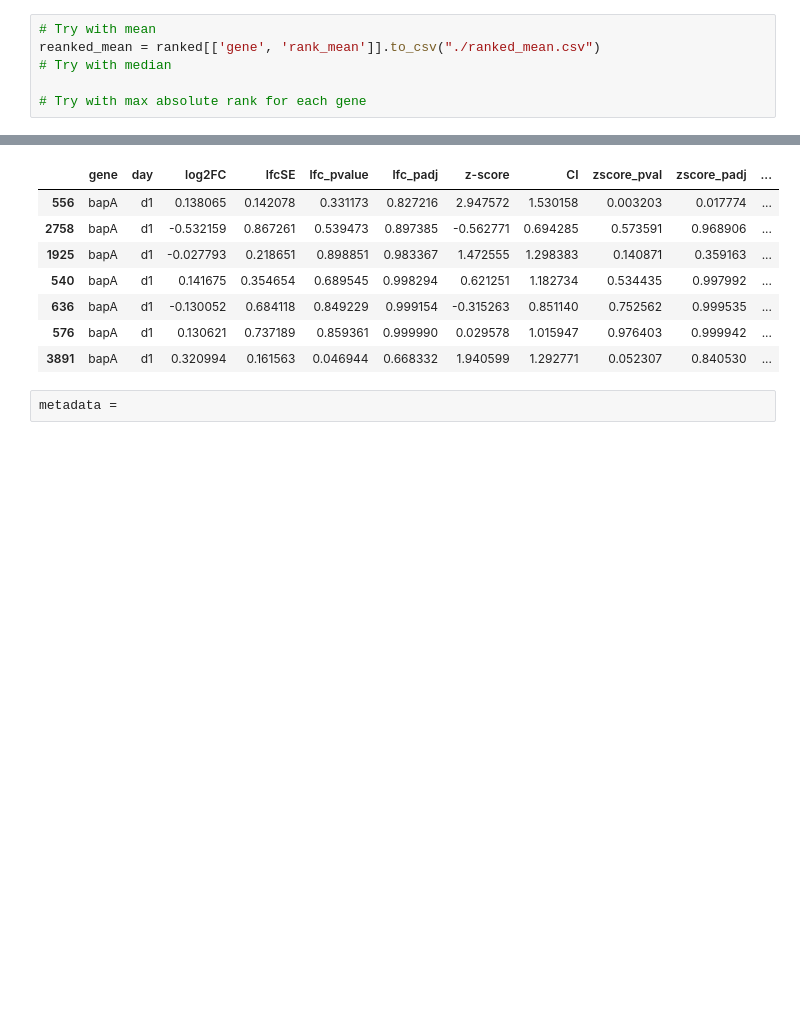
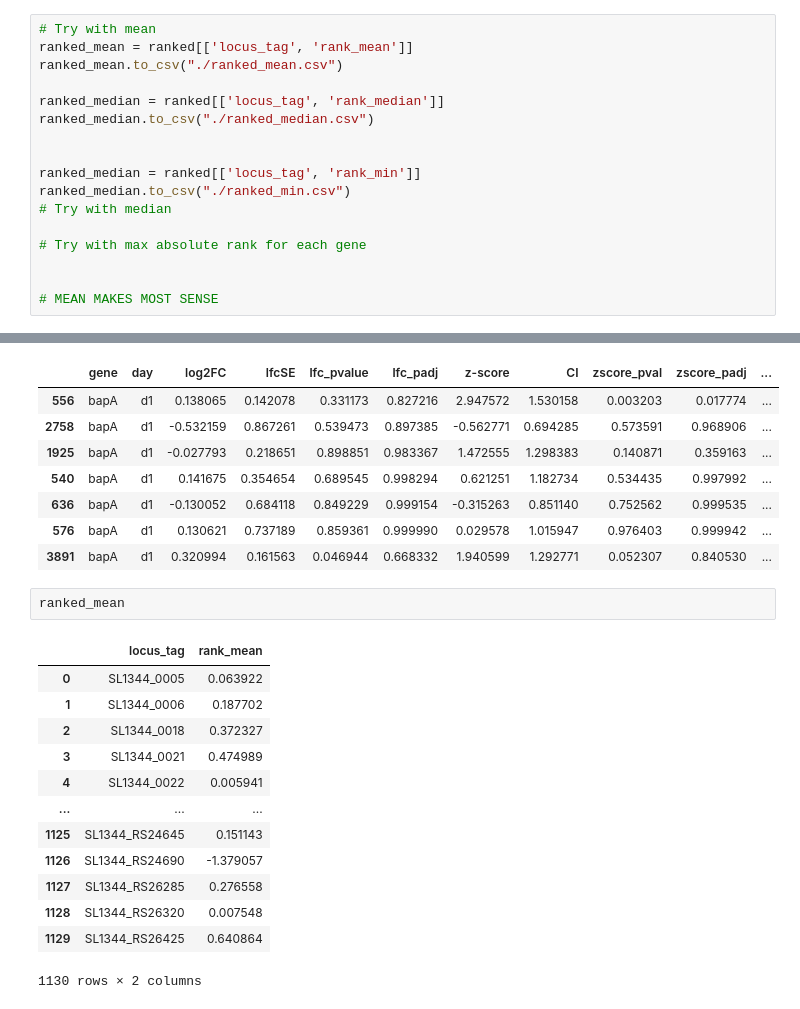
Before and after one commit to MicrobiologyETHZ/nguyenb_rbtnseq_2024, a Jupyter notebook: code/notebooks/08_2021_pathway_enrichment/pathway_enrichment1.ipynb, the cells around one changed output, grey strips where cells are left out. Saved outputs shown, nothing was run; the diff lists cells and outputs as text; blank space fills up the shorter version.

```diff
--- a/code/notebooks/08_2021_pathway_enrichment/pathway_enrichment1.ipynb
+++ b/code/notebooks/08_2021_pathway_enrichment/pathway_enrichment1.ipynb
@@ -149,9 +227,20 @@ ranked.sort_values('rank_mean').head(40)
 # %%
 # Try with mean
-reanked_mean = ranked[['gene', 'rank_mean']].to_csv("./ranked_mean.csv")
+ranked_mean = ranked[['locus_tag', 'rank_mean']]
+ranked_mean.to_csv("./ranked_mean.csv")
+
+ranked_median = ranked[['locus_tag', 'rank_median']]
+ranked_median.to_csv("./ranked_median.csv")
+
+
+ranked_median = ranked[['locus_tag', 'rank_min']]
+ranked_median.to_csv("./ranked_min.csv")
 # Try with median
 
 # Try with max absolute rank for each gene
+
+
+# MEAN MAKES MOST SENSE
 # %%
 df1[df1.gene == 'bapA']
 # %% [output]
@@ -164,4 +253,18 @@ df1[df1.gene == 'bapA']
 | 576 | bapA | d1 | 0.130621 | 0.737189 | 0.859361 | 0.999990 | 0.029578 | 1.015947 | 0.976403 | 0.999942 | ... |
 | 3891 | bapA | d1 | 0.320994 | 0.161563 | 0.046944 | 0.668332 | 1.940599 | 1.292771 | 0.052307 | 0.840530 | ... |
 # %%
-metadata =
+ranked_mean
+# %% [output]
+|  | locus_tag | rank_mean |
+| 0 | SL1344_0005 | 0.063922 |
+| 1 | SL1344_0006 | 0.187702 |
+| 2 | SL1344_0018 | 0.372327 |
+| 3 | SL1344_0021 | 0.474989 |
+| 4 | SL1344_0022 | 0.005941 |
+| ... | ... | ... |
+| 1125 | SL1344_RS24645 | 0.151143 |
+| 1126 | SL1344_RS24690 | -1.379057 |
+| 1127 | SL1344_RS26285 | 0.276558 |
+| 1128 | SL1344_RS26320 | 0.007548 |
+| 1129 | SL1344_RS26425 | 0.640864 |
+1130 rows × 2 columns
```
Also changed, not shown: parts of 17 cells of this notebook, 9 other files.
